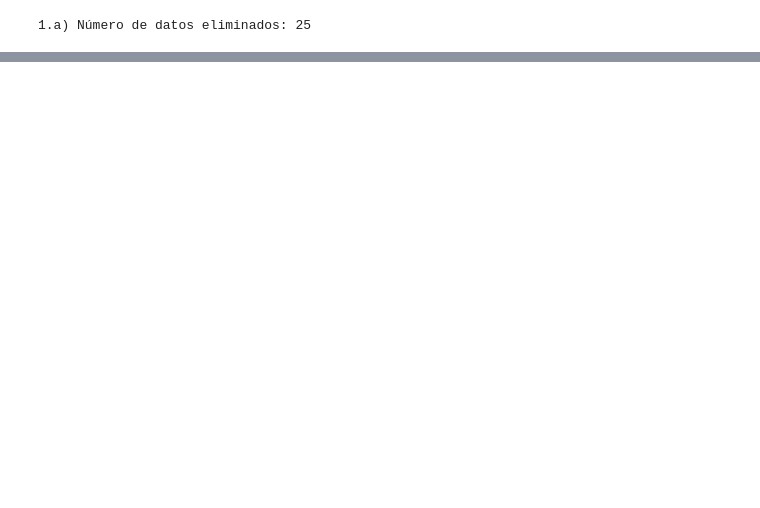
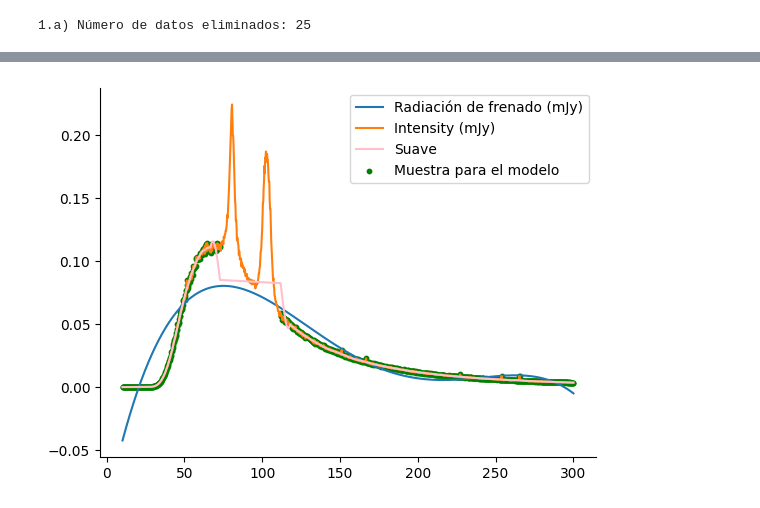
Before and after one commit to juand4g/MetodosComputacionales2-G02, a Jupyter notebook: T1.ipynb, the cells around one changed output, grey strips where cells are left out. Saved outputs shown, nothing was run; the diff lists cells and outputs as text; code cells hidden in the pictures; blank space fills up the shorter version.

```diff
--- a/T1.ipynb
+++ b/T1.ipynb
@@ -113,0 +120,9 @@ def rad_fondo(W, a, b, c):
+# %%
+
+indices_picos = range(260,420)
+
+# Crear una máscara para excluir los picos
+mascara = np.ones_like(cleaned_data['Wavelength (pm)'], dtype=bool)
+
+# Crear la máscara excluyendo los picos
+mascara = ~cleaned_data.index.isin(indices_picos)
@@ -121 +143,17 @@ data4 = data3.copy()
+# %%
+model_graph = plt.plot(cleaned_data["Wavelength (pm)"], cleaned_data["frenado"], label="Radiación de frenado (mJy)")
+model_graph = plt.plot(cleaned_data["Wavelength (pm)"], cleaned_data['Intensity (mJy)'], label="Intensity (mJy)")
+model_graph = plt.plot(cleaned_data["Wavelength (pm)"][mascara], fondo_suave, label="Suave", color="pink")
+plt.scatter(
+    cleaned_data['Wavelength (pm)'][mascara],
+    cleaned_data['Intensity (mJy)'][mascara],
+    label="Muestra para el modelo",
+    color="green",
+    s=10,  # Tamaño de los puntos
+)
+plt.gca().spines[['top', 'right']].set_visible(False)
+plt.legend()  # Mostrar la leyenda
+plt.show()
+# %% [output]
+[figure, added]
 # %%
```
Also changed, not shown: parts of 16 cells of this notebook.
